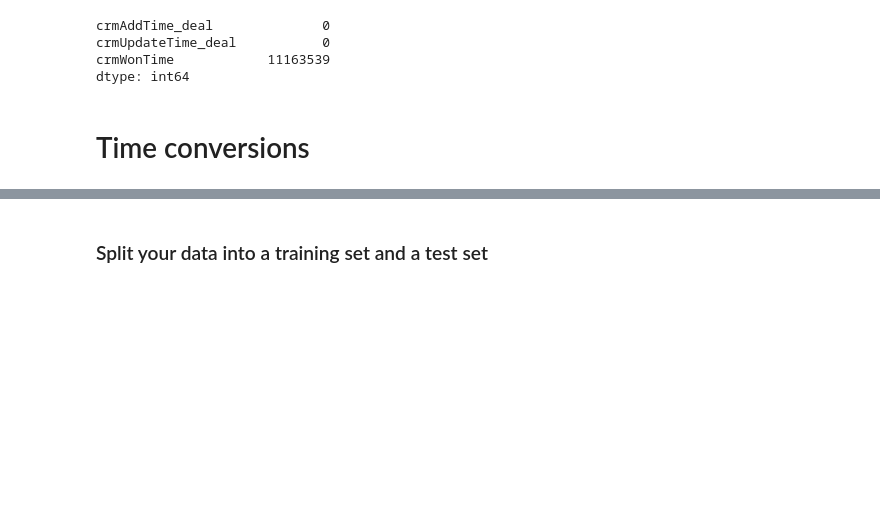
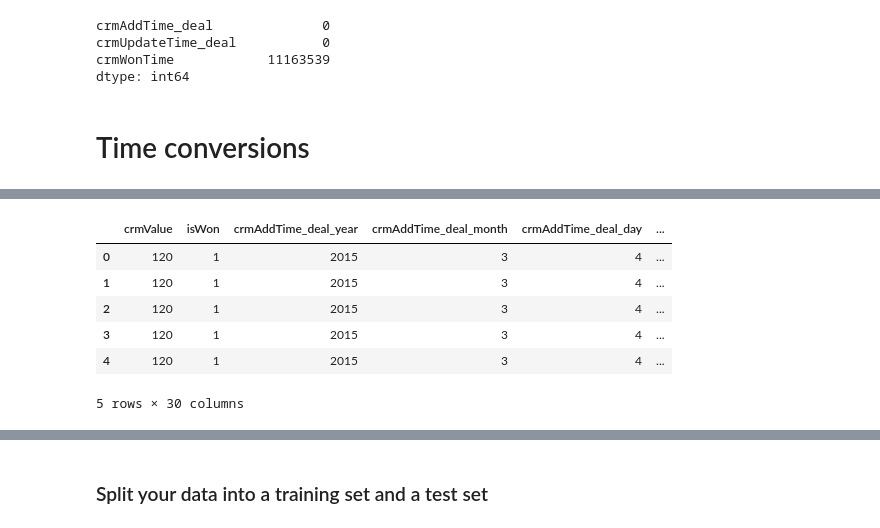
Before and after one commit to Ochwada/Data-Science-2023, a Jupyter notebook: Sales_Analysis/preprocessing.ipynb, the cells around one changed output, grey strips where cells are left out. Drawn from its saved outputs; the diff is of its cells as text; code cells hidden in the pictures; blank space fills up the shorter version.

```diff
--- a/Sales_Analysis/preprocessing.ipynb
+++ b/Sales_Analysis/preprocessing.ipynb
@@ -188,0 +257,11 @@ df_fs['crmUpdateTime_deal'] = pd.to_datetime(df['crmUpdateTime_deal'])
+# %%
+df_fs = df_fs.drop(['crmValueCurrency'], axis=1)
+df_fs.head()
+# %% [output]
+|  | crmValue | isWon | crmAddTime_deal_year | crmAddTime_deal_month | crmAddTime_deal_day | ... |
+| 0 | 120 | 1 | 2015 | 3 | 4 | ... |
+| 1 | 120 | 1 | 2015 | 3 | 4 | ... |
+| 2 | 120 | 1 | 2015 | 3 | 4 | ... |
+| 3 | 120 | 1 | 2015 | 3 | 4 | ... |
+| 4 | 120 | 1 | 2015 | 3 | 4 | ... |
+5 rows × 30 columns
```
Also changed, not shown: parts of 7 cells of this notebook.
